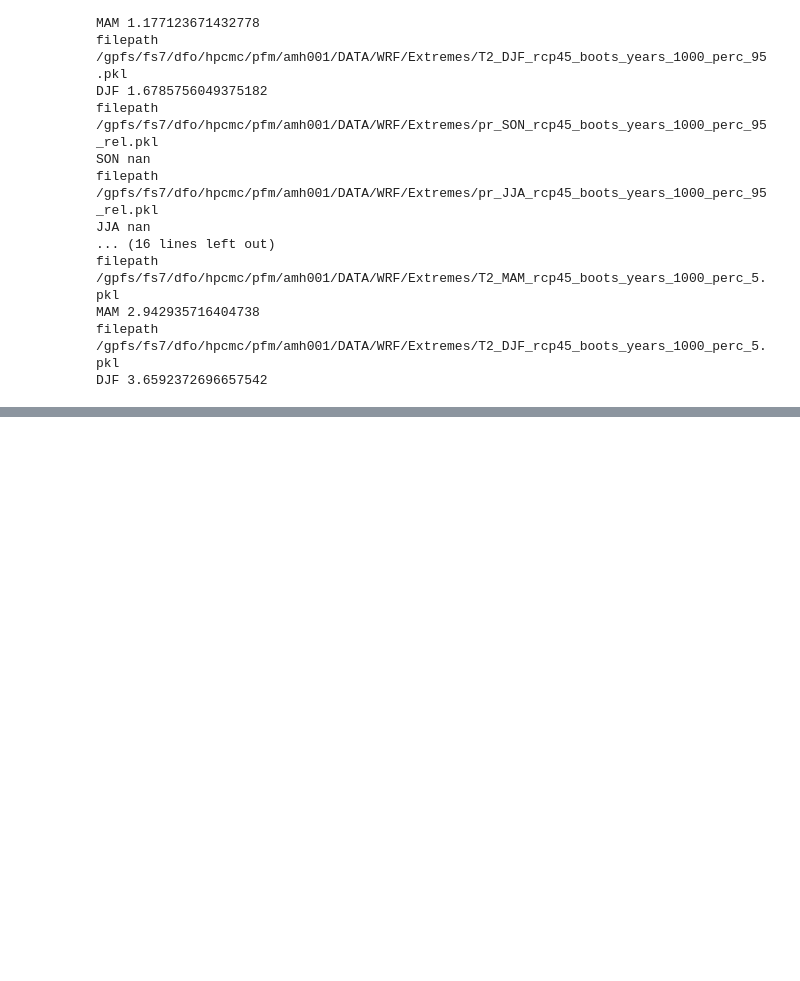
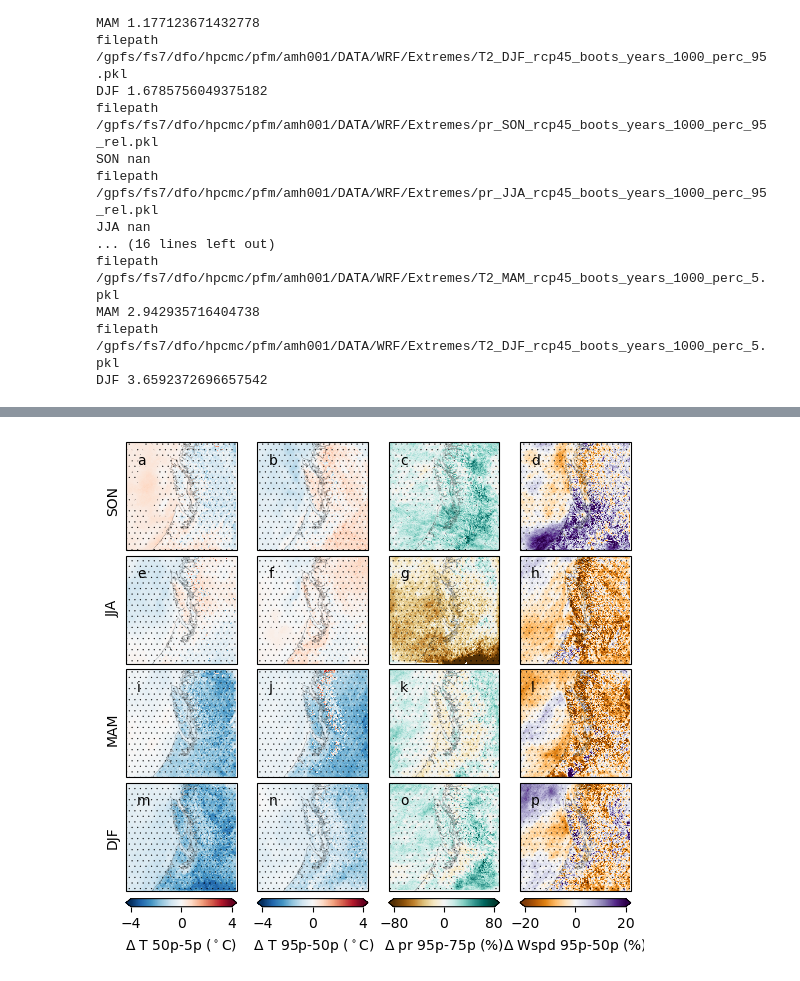
Before and after one commit to aholdsworth/WRF-CanESM2, a Jupyter notebook: extremes/plot_extremes.ipynb, the cells around one changed output, grey strips where cells are left out. Drawn from its saved outputs; the diff is of its cells as text; code cells hidden in the pictures; blank space fills up the shorter version.

```diff
--- a/extremes/plot_extremes.ipynb
+++ b/extremes/plot_extremes.ipynb
@@ -42,7 +40,7 @@ sublist=['a', 'b', 'c', 'd', 'e', 'f', 'g', 'h', 'i', 'j', 'k', 'l', 'm', 'n', '
 # Reshape and transpose
 subpanel = np.array(sublist[:nrows * ncols]).reshape(nrows, ncols).T.flatten().tolist()
 
-label={"t": r" $\Delta$ T$_{95p}$ ($^\circ$C) ", "tmin":r"$\Delta$ T$_{5p}$ ($^\circ$C)", "pr": '$\Delta$ P$_{95p}$ (%)', "wind": '$\Delta$ Wspd$_{95p}$ (%)'}
+label={"t": r" $\Delta$T$_{95p}$ ($^\circ$C) ", "tmin":r"$\Delta$T$_{5p}$ ($^\circ$C)", "pr": '$\Delta_r$Pr$_{95p}$ (%)', "wind": '$\Delta_r$Wspd$_{95p}$ (%)'}
 var_cmaps = {"t":plasma_white(0,8),"tmin":plasma_white(0,8), "pr":"BrBG", "wind":"PuOr"}
 vlims = {"tmin":(0,8),"t":(0,8), "pr":(-60,60), "wind":(-20,20)}
 
@@ -221,7 +219,7 @@ seasons = ["DJF", "MAM", "JJA", "SON"]
 var='T2'; period='rcp45'; perc=95; rel=''; med='_med'
 season_data_t = getseasons(var, period, perc, rel, med)
 var='pr'; rel='_rel'
-season_data_pr = getseasons(var, period, perc, rel, '_med_wet')
+season_data_pr = getseasons(var, period, perc, rel, '_med75')
 var='wspd'; rel='_rel'
 season_data_wind = getseasons(var, period, perc, rel, med)
 var='T2';  perc=5; rel=''
@@ -232,28 +245,30 @@ FileNotFoundError: [Errno 2] No such file or directory: '/gpfs/fs7/dfo/hpcmc/pfm
 # %%
-#seasons = [ 'SON', 'JJA', 'MAM','DJF']
+seasons = [ 'SON', 'JJA', 'MAM','DJF']
 nrows = len(seasons)
 subpanel = np.array(sublist[:nrows * ncols]).reshape(nrows, ncols).T.flatten().tolist()
 
 var_cmaps = {"t":'RdBu_r',"tmin":'RdBu_r', "pr":"BrBG", "wind":"PuOr"}
 vlims = {"tmin":(-4,4),"t":(-4,4), "pr":(-80,80), "wind":(-20,20)}
 nmodels=4;
 # Hatching where pval < 0.1
-label={"t": r" $\Delta$ T 95p-50p ($^\circ$C) ", "tmin":r"$\Delta$ T 50p-5p ($^\circ$C)", "pr": '$\Delta$ P 95p-75p (%)', "wind": '$\Delta$ Wspd 95p-50p (%)'}
+label={"t": r" $\Delta$ T 95p-50p ($^\circ$C) ", "tmin":r"$\Delta$ T 50p-5p ($^\circ$C)", "pr": '$\Delta$ pr 95p-75p (%)', "wind": '$\Delta$ Wspd 95p-50p (%)'}
 fig, axes = plt.subplots(
         nrows=len(seasons), ncols=nmodels,
         figsize=(6.7,5.4),
         subplot_kw={"projection": wpsproj}
     )
 fig.subplots_adjust(bottom=0.05, hspace=0.05, wspace=0.05)
 
 count=0
 count=plotseasons(0, count, season_data_tmin, axes, seasons, nmodels, 'tmin')
 count=plotseasons(1, count, season_data_t, axes, seasons, nmodels, 't')
 count=plotseasons(2, count, season_data_pr, axes, seasons, nmodels, 'pr')
 count=plotseasons(3, count, season_data_wind, axes, seasons, nmodels, 'wind')
 plt.savefig('../Figures/Extremes_RCP45_median.png', format='png', bbox_inches='tight',transparent=False,dpi=500)
 plt.show()
 plt.close(fig)
+# %% [output]
+[figure, added]
 # %%
 seasons = ['JJA', 'DJF']
 nrows = len(seasons)
```
Also changed, not shown: parts of 8 cells of this notebook, 19 other files.
